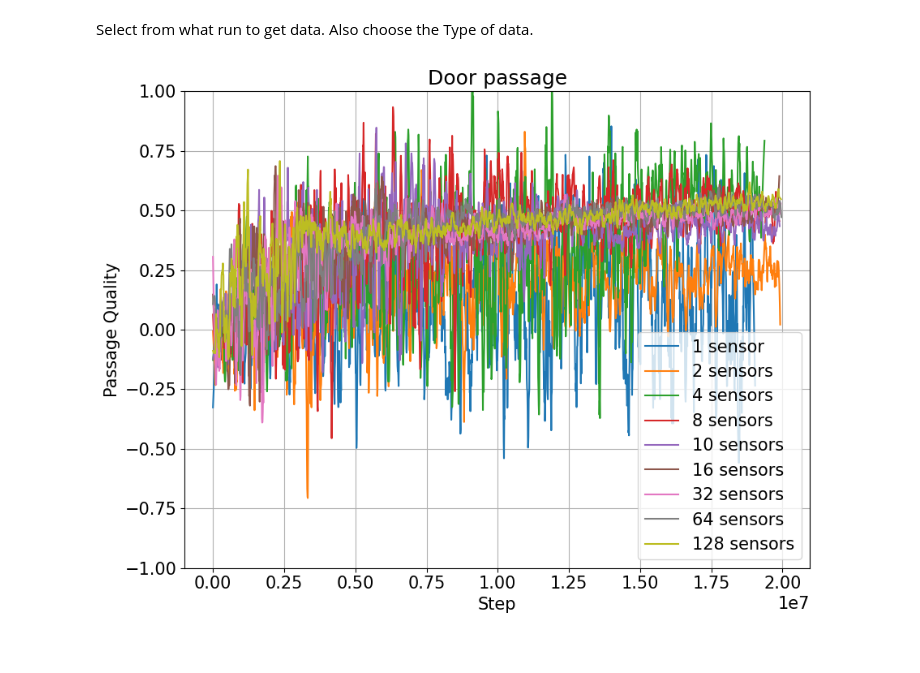
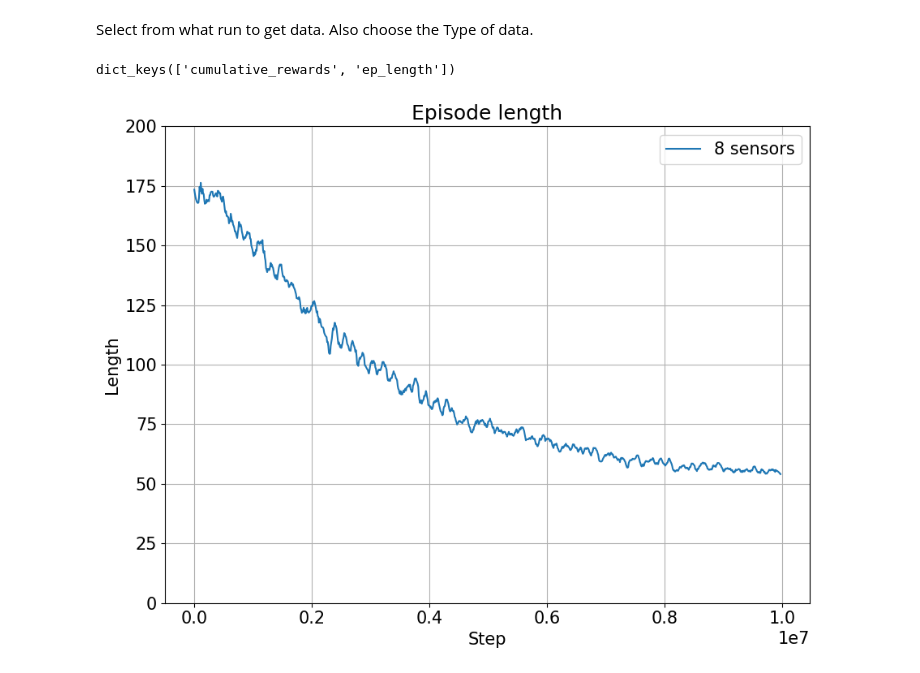
Before and after one commit to muehlefeldt/unity-machine-learning, a Jupyter notebook: python/notebooks/plot.ipynb, the cells around one changed output. Cells and saved outputs as stored; diff of their text form; code cells hidden in the pictures.

```diff
--- a/python/notebooks/plot.ipynb
+++ b/python/notebooks/plot.ipynb
@@ -25,11 +25,11 @@ tag_colors = {
 Select from what run to get data. Also choose the Type of data.
 # %%
 multiple_runs = True
-selected_runs: list[int] = list(range(6445, 6454))
+selected_runs: list[int] = [6455] #list(range(6445, 6454))
 #selected_run = 1000
 plot_step = 5
 plot_all = True
-selected_tag = Tag.DOOR_PASSAGE
+selected_tag = Tag.EP_LENGTH
 # %%
 def get_y_data(summary_dict: dict, id: int, tag: Tag):
     if tag in [Tag.CUMULATIVE_REWARD, Tag.EP_LENGTH]:
@@ -40,6 +40,11 @@ def get_y_data(summary_dict: dict, id: int, tag: Tag):
 def get_x_data(summary_dict: dict, id: int, tag: Tag):
     d = len(get_y_data(summary_dict, id, tag))
     return summary_dict[id]["steps"][:d]
+# %%
+get_y_data(summary_dict, 6455, selected_tag)
+summary_dict[6455]["env"].keys()
+# %% [output]
+dict_keys(['cumulative_rewards', 'ep_length'])
 # %%
 import pickle
 summary_file_path = Path("C:/Users/max.muehlefeldt/Documents/GitHub/unity-machine-learning/python/basic_rl_env/summary_dict.pickle").absolute()
@@ -85,8 +90,10 @@ if True:
 
 
     if selected_tag is Tag.CUMULATIVE_REWARD:
-        axs_first.set_ylim(-2, 1.5)
-        axs_first.axhline(1.25, label="Reward limit = 1.25", color="C3", linestyle="dashed")
+        #axs_first.set_ylim(-2, 1.5)
+        axs_first.set_ylim(-2, 1.1)
+        #axs_first.axhline(1.25, label="Reward limit = 1.25", color="C3", linestyle="dashed")
+        axs_first.axhline(1.0, label="Reward limit = 1.0", color="C3", linestyle="dashed")
         axs_first.set_ylabel("Reward")
         axs_first.set_title("Cumulative reward")
 
@@ -101,31 +108,31 @@ if True:
         axs_first.set_title("Door passage")
 
     axs_first.set_xlabel("Step")
 
     axs_first.legend()
     axs_first.grid()
 
     #handles, labels = axs_first.get_legend_handles_labels()
     #order = [1, 2, 3, 4, 5, 0, 6]
     #axs_first.legend(
     #    [handles[i] for i in order],
     #    [labels[i] for i in order])
 
     # Second plot.
     #selected_tag = Tag.EP_LENGTH
     #axs_second = fig.add_subplot(gs[1, 0])
     #axs_second.plot(x_values[selected_tag], y_values[selected_tag], color=tag_colors[selected_tag])
     #axs_second.set_title(selected_tag.value.split("/")[-1])
     #axs_second.set_ylim(0, 200)
     #axs_second.set_xlabel("Step")
     #axs_second.set_ylabel("Actions")
     #axs_second.grid()
     #axs_second.legend()
 
     plt.subplots_adjust(hspace=0.4)
     plt.style.use("default")
     plt.tight_layout()
     #plt.savefig(f"{selected_run}_all.pdf")
     fig.savefig(f"{selected_runs[0]}-{selected_runs[-1]}_{selected_tag}.pdf")
 # %% [output]
-[figure, old version]
+[figure, new version]
```
Also changed, not shown: 2 other files.
